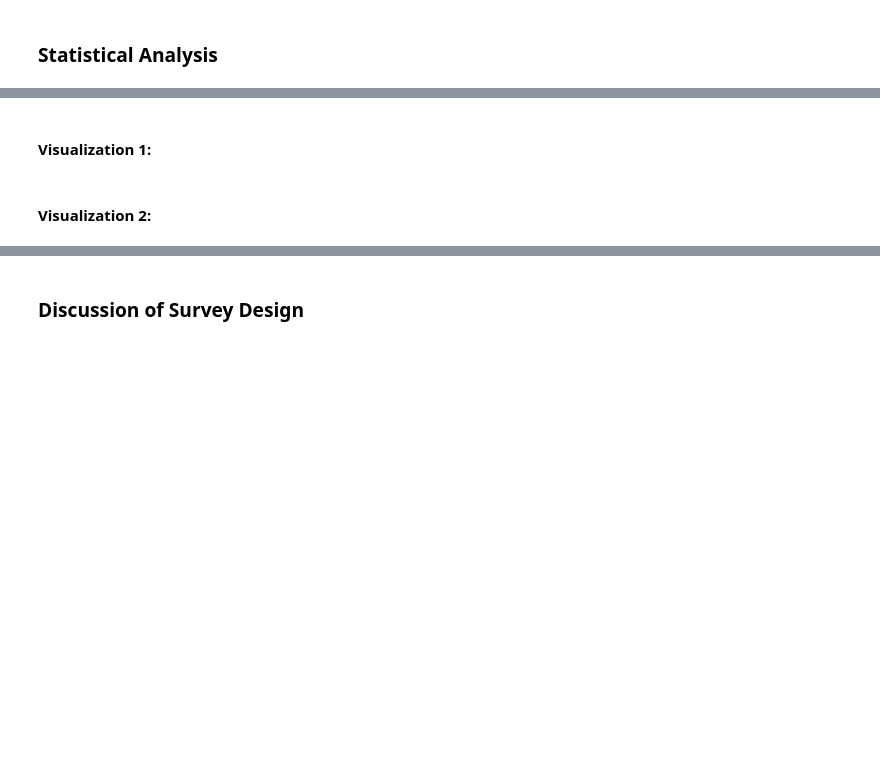
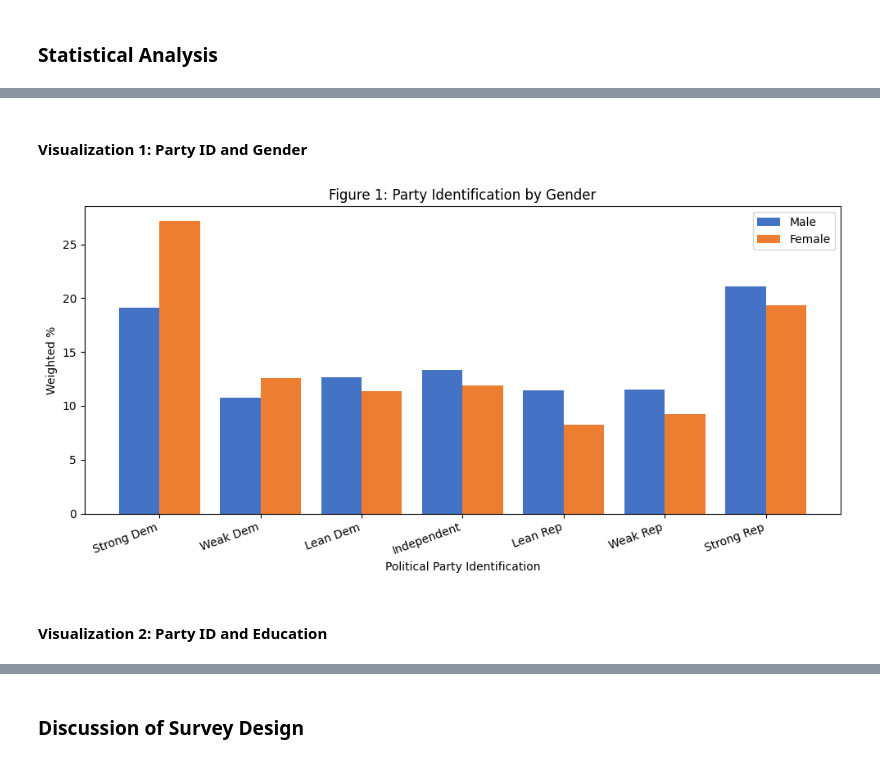
Before and after one commit to zejun-l/SI-313-Assignments, a Jupyter notebook: Survey Module Assignment.ipynb, the cells around one changed output, grey strips where cells are left out. Cells and saved outputs as stored; diff of their text form; code cells hidden in the pictures; blank space fills up the shorter version.

Commit message:
Fixed visualizations code

```diff
--- a/Survey Module Assignment.ipynb
+++ b/Survey Module Assignment.ipynb
@@ -232,23 +279,26 @@ print(model_pid.summary())
 # %% [markdown]
-#### Visualization 1:
+#### Visualization 1: Party ID and Gender
 # %%
 pid_labels = ["Strong Dem", "Weak Dem", "Lean Dem", "Independent", "Lean Rep", "Weak Rep", "Strong Rep"]
 
 male_pct   = model_df[model_df.female==0].groupby("party_id7")["wt_full_post"].sum()
 female_pct = model_df[model_df.female==1].groupby("party_id7")["wt_full_post"].sum()
 male_pct   = male_pct   / male_pct.sum() * 100
 female_pct = female_pct / female_pct.sum() * 100
 
 x = np.arange(7)
 fig, ax = plt.subplots(figsize=(10, 5))
 ax.bar(x - 0.2, male_pct,   0.4, label="Male",   color="#4472C4")
 ax.bar(x + 0.2, female_pct, 0.4, label="Female", color="#ED7D31")
 ax.set_xticks(x)
 ax.set_xticklabels(pid_labels, rotation=20, ha='right')
+ax.set_xlabel("Political Party Identification")
 ax.set_ylabel("Weighted %")
 ax.set_title("Figure 1: Party Identification by Gender")
 ax.legend()
 plt.tight_layout()
 plt.show()
+# %% [output]
+[figure, added]
 # %% [markdown]
-#### Visualization 2:
+#### Visualization 2: Party ID and Education
```
Also changed, not shown: parts of 9 cells of this notebook.
